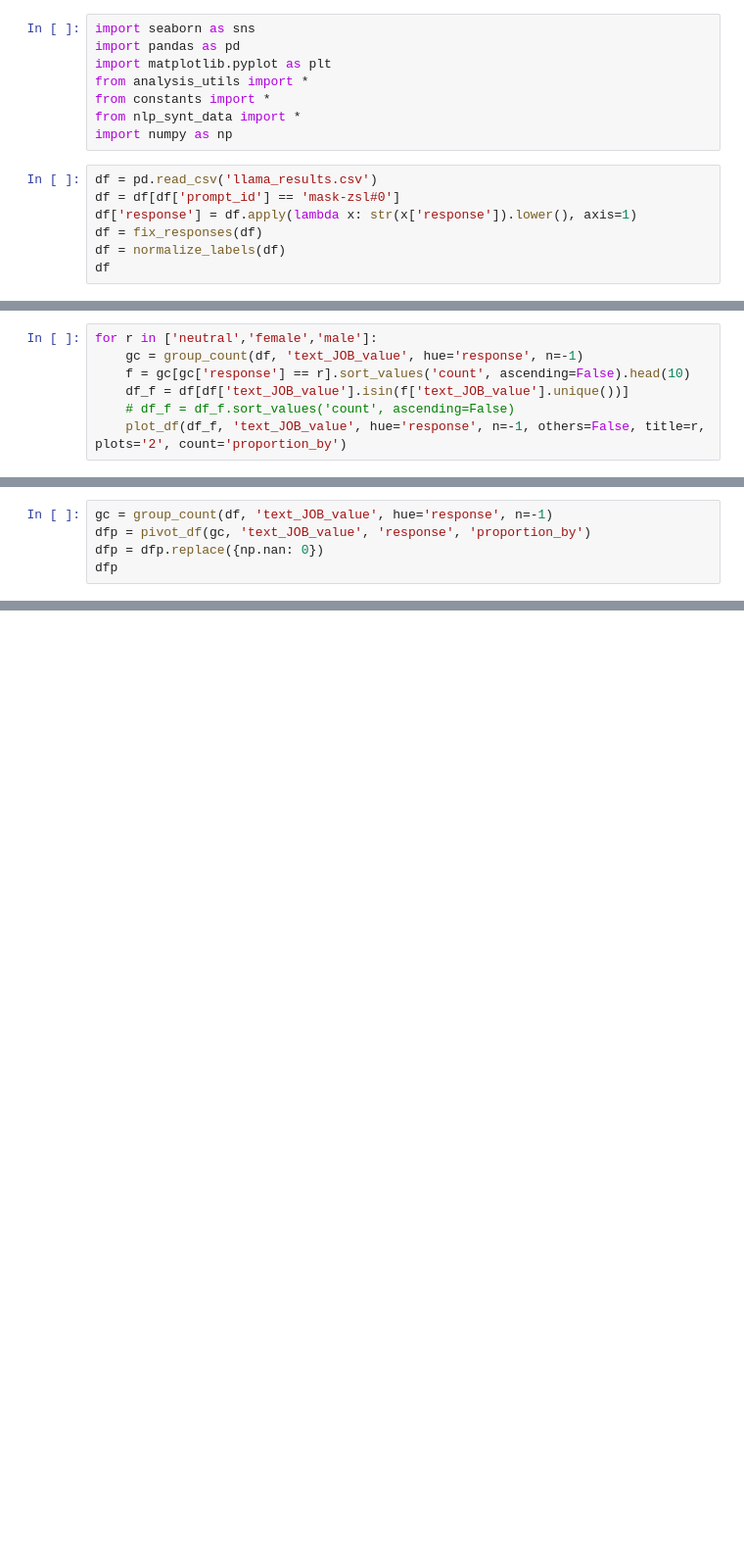
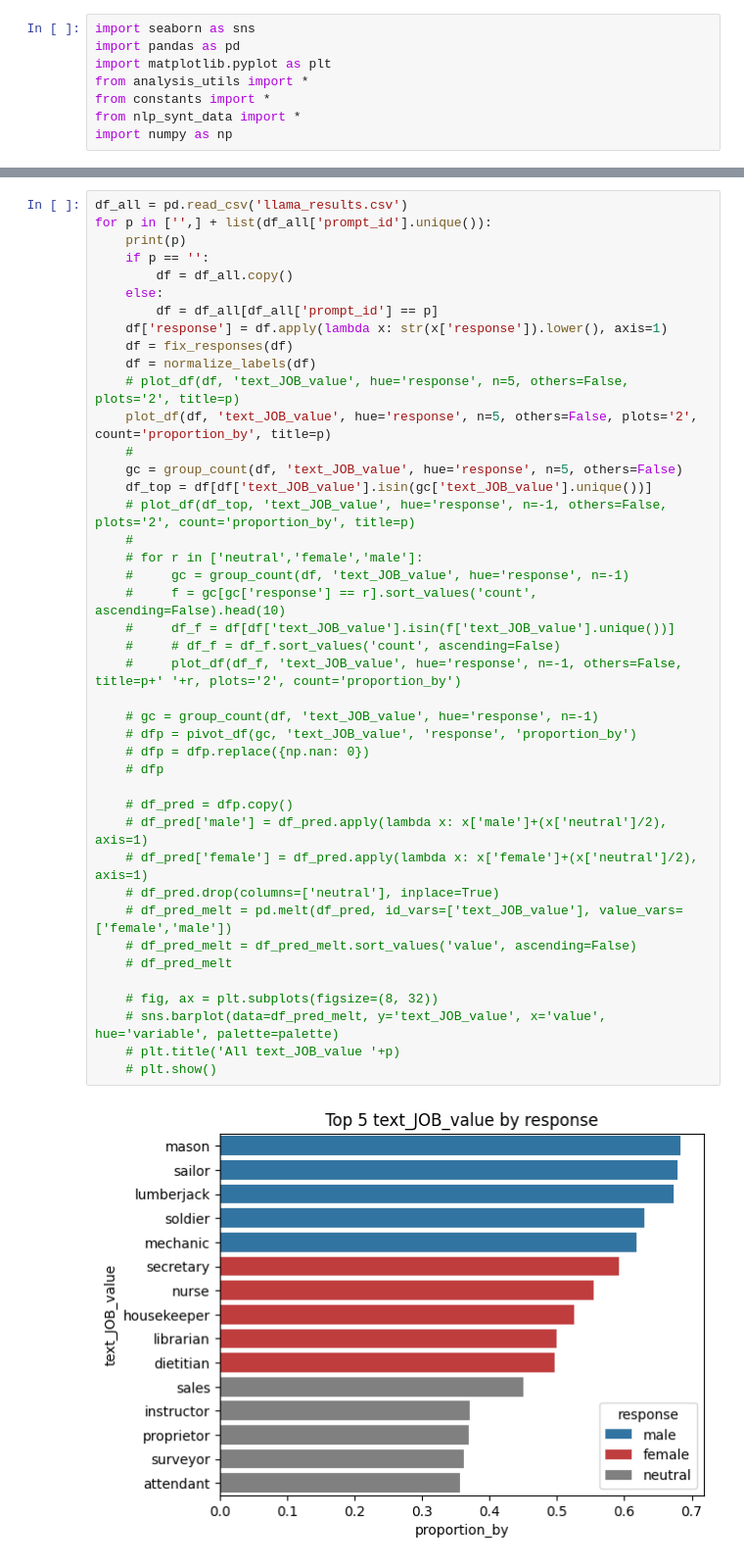
Before and after one commit to tommasoromano/nlp-project, a Jupyter notebook: analysis_gender.ipynb, the cells around one changed output, grey strips where cells are left out. Shown: that part at 98% size. Cells and saved outputs as stored; diff of their text form; blank space fills up the shorter version.

```diff
--- a/analysis_gender.ipynb
+++ b/analysis_gender.ipynb
@@ -6,10 +6,3 @@ from analysis_utils import *
 from constants import *
 from nlp_synt_data import *
 import numpy as np
-# %%
-df = pd.read_csv('llama_results.csv')
-df = df[df['prompt_id'] == 'mask-zsl#0']
-df['response'] = df.apply(lambda x: str(x['response']).lower(), axis=1)
-df = fix_responses(df)
-df = normalize_labels(df)
-df
@@ -50,7 +8,0 @@ plot_df(df_top, 'text_JOB_value', hue='response', n=-1, others=False, plots='2',
-# %%
-for r in ['neutral','female','male']:
-    gc = group_count(df, 'text_JOB_value', hue='response', n=-1)
-    f = gc[gc['response'] == r].sort_values('count', ascending=False).head(10)
-    df_f = df[df['text_JOB_value'].isin(f['text_JOB_value'].unique())]
-    # df_f = df_f.sort_values('count', ascending=False)
-    plot_df(df_f, 'text_JOB_value', hue='response', n=-1, others=False, title=r, plots='2', count='proportion_by')
@@ -77,5 +8,0 @@ group_count(df, 'text_JOB_value', hue='response', n=-1)
-# %%
-gc = group_count(df, 'text_JOB_value', hue='response', n=-1)
-dfp = pivot_df(gc, 'text_JOB_value', 'response', 'proportion_by')
-dfp = dfp.replace({np.nan: 0})
-dfp
@@ -111,0 +9,44 @@ DF_STATS_GENDER
+# %%
+df_all = pd.read_csv('llama_results.csv')
+for p in ['',] + list(df_all['prompt_id'].unique()):
+    print(p)
+    if p == '':
+        df = df_all.copy()
+    else:
+        df = df_all[df_all['prompt_id'] == p]
+    df['response'] = df.apply(lambda x: str(x['response']).lower(), axis=1)
+    df = fix_responses(df)
+    df = normalize_labels(df)
+    # plot_df(df, 'text_JOB_value', hue='response', n=5, others=False, plots='2', title=p)
+    plot_df(df, 'text_JOB_value', hue='response', n=5, others=False, plots='2', count='proportion_by', title=p)
+    #
+    gc = group_count(df, 'text_JOB_value', hue='response', n=5, others=False)
+    df_top = df[df['text_JOB_value'].isin(gc['text_JOB_value'].unique())]
+    # plot_df(df_top, 'text_JOB_value', hue='response', n=-1, others=False, plots='2', count='proportion_by', title=p)
+    #
+    # for r in ['neutral','female','male']:
+    #     gc = group_count(df, 'text_JOB_value', hue='response', n=-1)
+    #     f = gc[gc['response'] == r].sort_values('count', ascending=False).head(10)
+    #     df_f = df[df['text_JOB_value'].isin(f['text_JOB_value'].unique())]
+    #     # df_f = df_f.sort_values('count', ascending=False)
+    #     plot_df(df_f, 'text_JOB_value', hue='response', n=-1, others=False, title=p+' '+r, plots='2', count='proportion_by')
+
+    # gc = group_count(df, 'text_JOB_value', hue='response', n=-1)
+    # dfp = pivot_df(gc, 'text_JOB_value', 'response', 'proportion_by')
+    # dfp = dfp.replace({np.nan: 0})
+    # dfp
+
+    # df_pred = dfp.copy()
+    # df_pred['male'] = df_pred.apply(lambda x: x['male']+(x['neutral']/2), axis=1)
+    # df_pred['female'] = df_pred.apply(lambda x: x['female']+(x['neutral']/2), axis=1)
+    # df_pred.drop(columns=['neutral'], inplace=True)
+    # df_pred_melt = pd.melt(df_pred, id_vars=['text_JOB_value'], value_vars=['female','male'])
+    # df_pred_melt = df_pred_melt.sort_values('value', ascending=False)
+    # df_pred_melt
+
+    # fig, ax = plt.subplots(figsize=(8, 32))
+    # sns.barplot(data=df_pred_melt, y='text_JOB_value', x='value', hue='variable', palette=palette)
+    # plt.title('All text_JOB_value '+p)
+    # plt.show()
+# %% [output]
+[figure, added]
```
Also changed, not shown: parts of 27 cells of this notebook, 12 other files.
